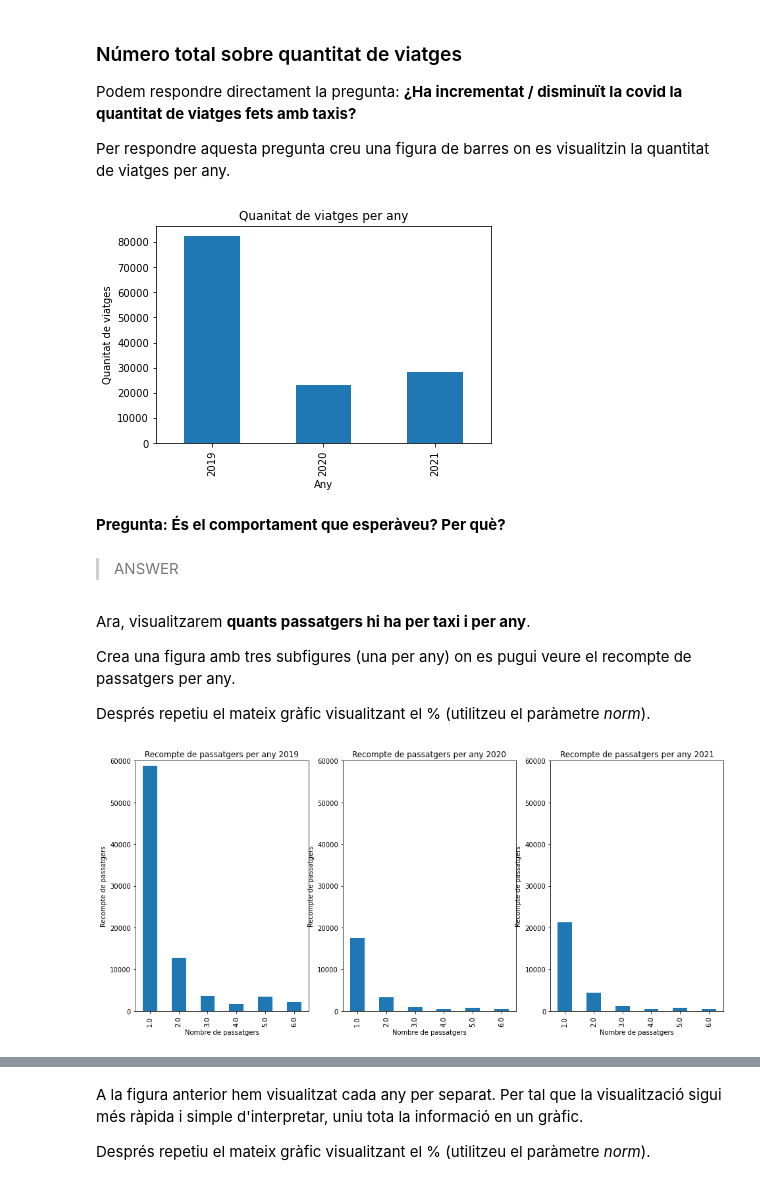
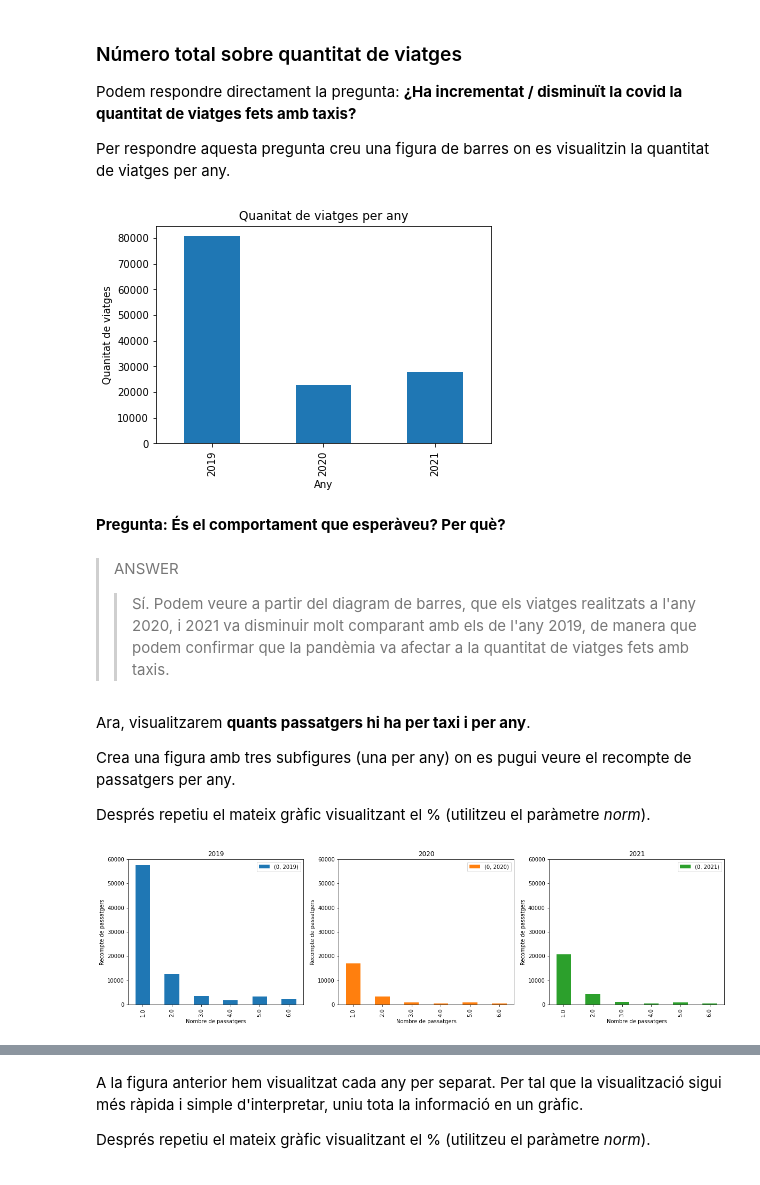
Before and after one commit to junjielyu13/Junior-Fall-Missions, a Jupyter notebook: TallerNousUsos/Practica/TNUI_P1/AssignmentCode-junjie.ipynb, the cells around one changed output, grey strips where cells are left out. Cells and saved outputs as stored; diff of their text form; code cells hidden in the pictures.

```diff
--- a/TallerNousUsos/Practica/TNUI_P1/AssignmentCode-junjie.ipynb
+++ b/TallerNousUsos/Practica/TNUI_P1/AssignmentCode-junjie.ipynb
@@ -174,19 +173,23 @@ def clean_data(data, year, month, sampling=1000):
     dataset = dataset[(anyCorrecte_pick & mesCorrecte_pick) & (anyCorrecte_drop & mesCorrecte_drop)]
 
     # La recollida és després que la finalització del trajecte.
-    dataset = dataset[dataset['tpep_dropoff_datetime']
-                      > dataset['tpep_pickup_datetime']]
+    dataset = dataset[dataset['tpep_dropoff_datetime'] > dataset['tpep_pickup_datetime']]
 
     # Viatges amb 0 passatges?
     dataset = dataset[dataset['passenger_count'] > 0]
 
     # Viatges molts llargs o molt curts?
-    dataset = dataset[dataset['passenger_count'] > 0]
+    dataset = dataset[dataset['trip_distance'] > 0]
 
     # Pagaments negatius.
     dataset = dataset[dataset['total_amount'] > 0]
+    dataset = dataset[dataset['fare_amount'] > 0]
 
-    dataset.drop_duplicates()
+    # location
+    location = (dataset['PULocationID'] > 0) & (dataset['PULocationID'] < 264) & (dataset['DOLocationID'] > 0) & (dataset['DOLocationID'] < 264)
+    dataset = dataset[location]
+
+
     return dataset
 # %% [markdown]
 A la funció *post_processing* podeu afegir tota aquesta informació que necessiteu sobre les dades per tal de dur a terme l'exploració necessària.
@@ -211,6 +214,9 @@ def post_processing(data):
     data['dropoff_month'] = pd.DatetimeIndex(data['tpep_dropoff_datetime']).month
 
     data['trip_duration'] = (data['tpep_dropoff_datetime'] -  data['tpep_pickup_datetime']).astype('timedelta64[s]')/3600
+    data['trip_distance'] = data['trip_distance'] / 1.6
+    data['mean_speed'] = data['trip_distance']/data['trip_duration']
+
 
     return data
 # %% [markdown]
@@ -267,12 +267,12 @@ def bar_plot(df, column, xlabel, ylabel, title):
 # %%
-bar_plot(df, 'year', 'Any', 'Quanitat de viatges',
-         'Quanitat de viatges per any')
+bar_plot(df, 'year', 'Any', 'Quanitat de viatges', 'Quanitat de viatges per any')
 # %% [output]
-[figure, old version]
+[figure, new version]
 # %% [markdown]
 **Pregunta: És el comportament que esperàveu? Per què?**
 # %% [markdown]
 > ANSWER
+> > Sí. Podem veure a partir del diagram de barres, que els viatges realitzats a l'any 2020, i 2021 va disminuir molt comparant amb els de l'any 2019, de manera que podem  confirmar que la pandèmia va afectar a la quantitat de viatges fets amb taxis.
 # %% [markdown]
 Ara, visualitzarem **quants passatgers hi ha per taxi i per any**.
 
@@ -285,28 +285,18 @@ def passengers_taxi_year(df, ylim, xlabel, ylabel, title, norm=False):
     Funció que visualitza quants passatgers hi ha per taxi i per any
     """
 
-    figure = plt.figure(figsize=(16, 7))
-
-    for index, year in enumerate(YEARS):
-        dataset = df.loc[df['year'] == year]
-        serie = dataset.groupby('passenger_count').size()
-
-        if norm:
-            serie /= dataset['passenger_count'].sum()
-
-        figure.add_subplot(1, 3, (index+1))
-        serie.plot(kind='bar')
-        plt.xlabel(xlabel)
-        plt.ylabel(ylabel)
-        plt.title(title + ' ' + str(YEARS[index]))
-        plt.ylim(ylim)
-
-    plt.show()
+    df[['passenger_count', 'year']].groupby(['year']).value_counts(normalize=norm).to_frame().unstack(level=0).plot(kind='bar',
+                                                                                                                    subplots=True,
+                                                                                                                    layout=(1, len(YEARS)),
+                                                                                                                    figsize=(20,5),
+                                                                                                                    ylim=ylim,
+                                                                                                                    xlabel=xlabel,
+                                                                                                                    ylabel=ylabel,
+                                                                                                                    title=YEARS)
 # %%
-passengers_taxi_year(df, (0, 60000), 'Nombre de passatgers',
-                     'Recompte de passatgers', 'Recompte de passatgers per any')
+passengers_taxi_year(df, (0, 60000), 'Nombre de passatgers','Recompte de passatgers', 'Recompte de passatgers per any')
 # %% [output]
-[figure, old version]
+[figure, new version]
 # %%
 passengers_taxi_year(df, (0, 0.8), 'Nombre de passatgers',
                      '%', '% de passatgers per any', norm=True)
```
Also changed, not shown: parts of 73 cells of this notebook, 1 other file.
